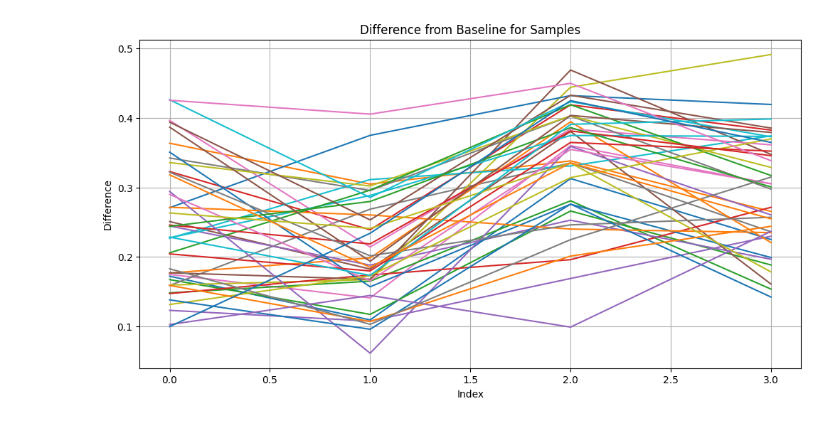
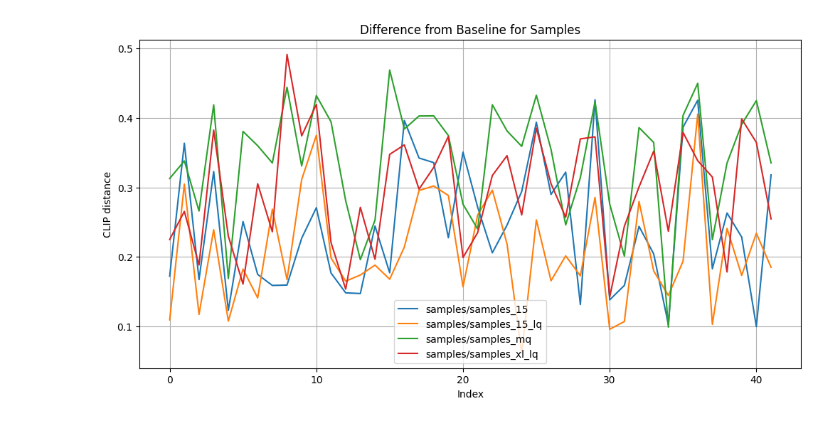
Before and after one commit to brianfitzgerald/smolmodels, a Jupyter notebook: clip_eval.ipynb, the cells around one changed output. Drawn from its saved outputs; the diff is of its cells as text; code cells hidden in the pictures.

```diff
--- a/clip_eval.ipynb
+++ b/clip_eval.ipynb
@@ -69,20 +69,24 @@ for i, file in enumerate(common_files):
         print(f'{i+1} {j+1} {file} {distance}')
         distances_for_file.append(distance)
     distances.append(distances_for_file)
+# %%
+distances_np = np.array(distances)
+# transpose
+distances_np = distances_np.T
 # %%
-sample_values = np.array(distances)
 
 # Calculate differences between baseline and sample values for each sample
 
 # Plotting
 plt.figure(figsize=(12, 6))
-for i in range(len(distances)):
-    plt.plot(distances[i], label=f'Sample {i+1}')
+for i in range(len(distances_np)):
+    plt.plot(distances_np[i], label=sample_dirs[i])
 
 plt.title('Difference from Baseline for Samples')
-plt.xlabel('Index')
-plt.ylabel('Difference')
+plt.xlabel('Sample index')
+plt.ylabel('CLIP distance')
 plt.grid(True)
+plt.legend()
 plt.show()
 # %% [output]
-[figure, old version]
+[figure, new version]
```
